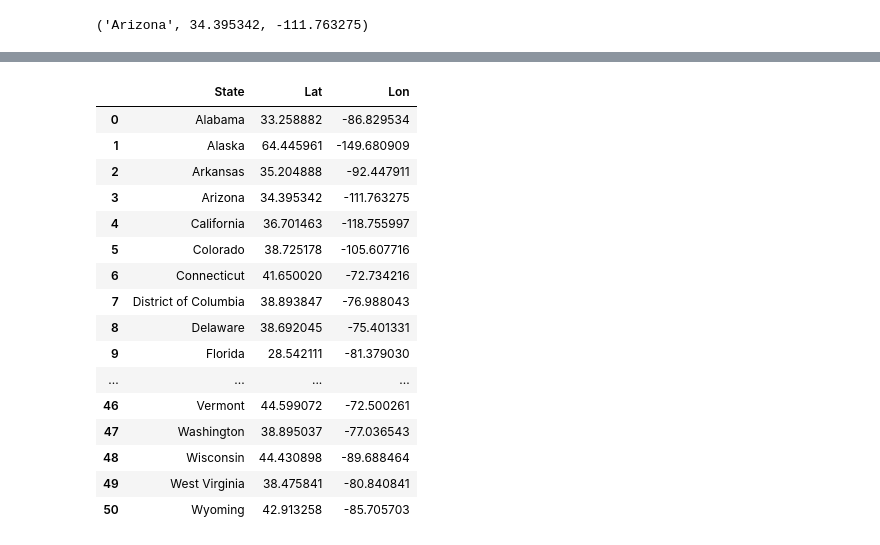
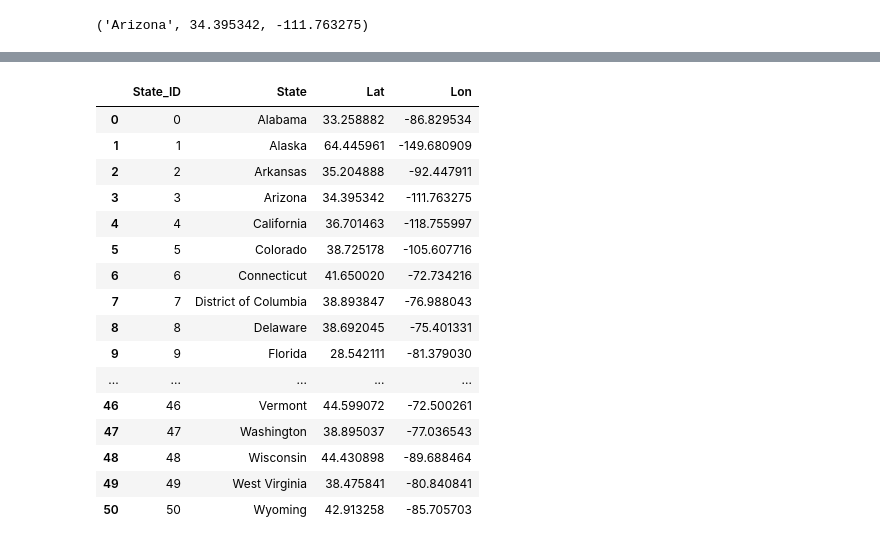
Before and after one commit to JamieKawaguchi/Homelessness-Group-Project, a Jupyter notebook: state_lon_lat.ipynb, the cells around one changed output, grey strips where cells are left out. Saved outputs shown, nothing was run; the diff lists cells and outputs as text; code cells hidden in the pictures.

```diff
--- a/state_lon_lat.ipynb
+++ b/state_lon_lat.ipynb
@@ -172 +172,5 @@ print("Done")      #state_cord.append(x)
 Done
+# %%
+# Convert to dataframe
+state_data_df = pd.DataFrame(state_cord)
+state_data_df.head()
@@ -173,26 +184,26 @@ Done
 # %%
-# Convert to dataframe
+# Convert to csv
 state_data_df.to_csv("states_cords.csv", index_label= "State_ID")
-
+state_data_df = pd.read_csv("states_cords.csv")
 state_data_df.head(51)
 # %% [output]
-|  | State | Lat | Lon |
-| 0 | Alabama | 33.258882 | -86.829534 |
-| 1 | Alaska | 64.445961 | -149.680909 |
-| 2 | Arkansas | 35.204888 | -92.447911 |
-| 3 | Arizona | 34.395342 | -111.763275 |
-| 4 | California | 36.701463 | -118.755997 |
-| 5 | Colorado | 38.725178 | -105.607716 |
-| 6 | Connecticut | 41.650020 | -72.734216 |
-| 7 | District of Columbia | 38.893847 | -76.988043 |
-| 8 | Delaware | 38.692045 | -75.401331 |
-| 9 | Florida | 28.542111 | -81.379030 |
-| ... | ... | ... | ... |
-| 46 | Vermont | 44.599072 | -72.500261 |
-| 47 | Washington | 38.895037 | -77.036543 |
-| 48 | Wisconsin | 44.430898 | -89.688464 |
-| 49 | West Virginia | 38.475841 | -80.840841 |
-| 50 | Wyoming | 42.913258 | -85.705703 |
+|  | State_ID | State | Lat | Lon |
+| 0 | 0 | Alabama | 33.258882 | -86.829534 |
+| 1 | 1 | Alaska | 64.445961 | -149.680909 |
+| 2 | 2 | Arkansas | 35.204888 | -92.447911 |
+| 3 | 3 | Arizona | 34.395342 | -111.763275 |
+| 4 | 4 | California | 36.701463 | -118.755997 |
+| 5 | 5 | Colorado | 38.725178 | -105.607716 |
+| 6 | 6 | Connecticut | 41.650020 | -72.734216 |
+| 7 | 7 | District of Columbia | 38.893847 | -76.988043 |
+| 8 | 8 | Delaware | 38.692045 | -75.401331 |
+| 9 | 9 | Florida | 28.542111 | -81.379030 |
+| ... | ... | ... | ... | ... |
+| 46 | 46 | Vermont | 44.599072 | -72.500261 |
+| 47 | 47 | Washington | 38.895037 | -77.036543 |
+| 48 | 48 | Wisconsin | 44.430898 | -89.688464 |
+| 49 | 49 | West Virginia | 38.475841 | -80.840841 |
+| 50 | 50 | Wyoming | 42.913258 | -85.705703 |
 # %%
 #state_data_df.to_csv("states_data.csv", index_label= "State_ID")
 #coordinates = pd.read_csv("states_data.csv")
```
Also changed, not shown: parts of 2 cells of this notebook, 2 other files.
